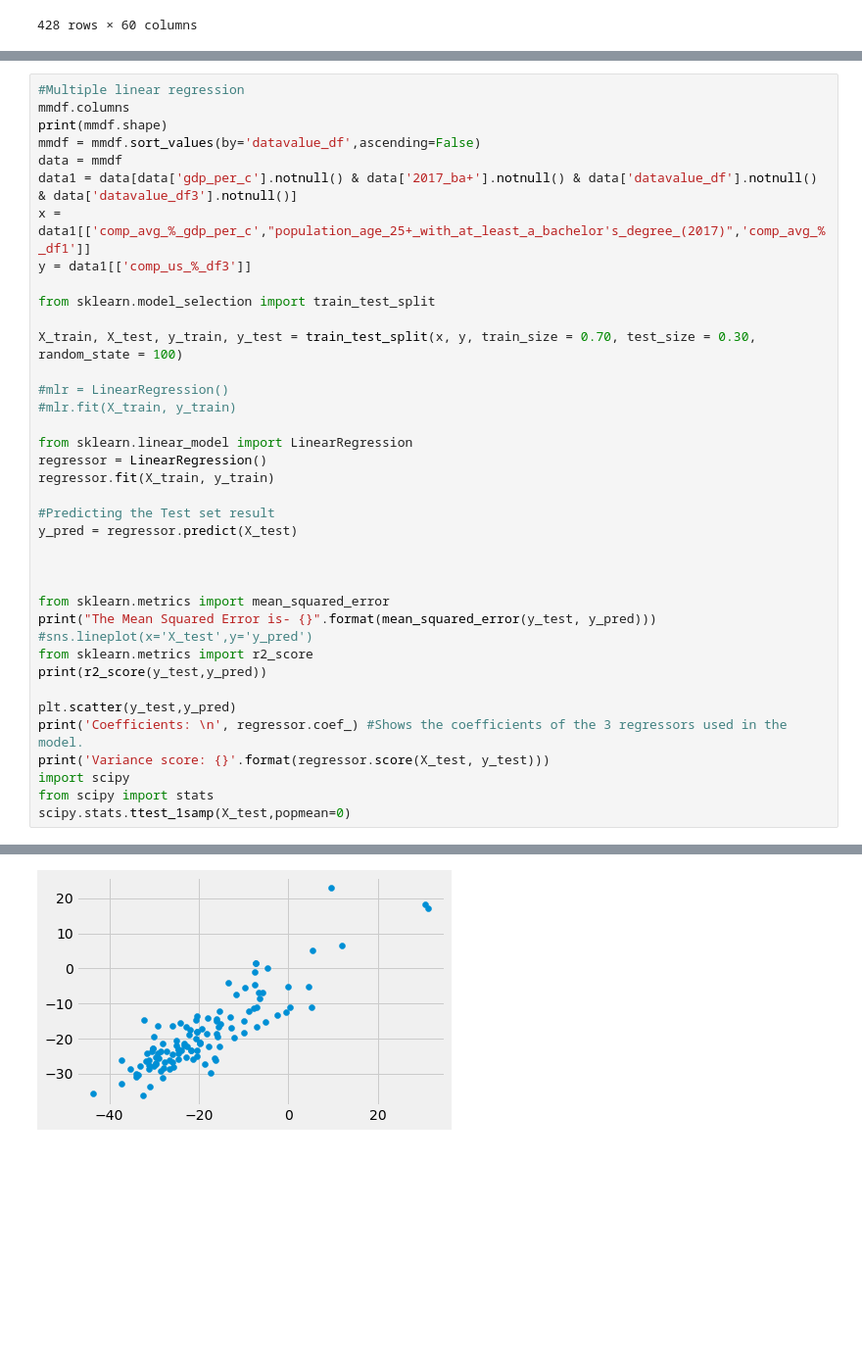
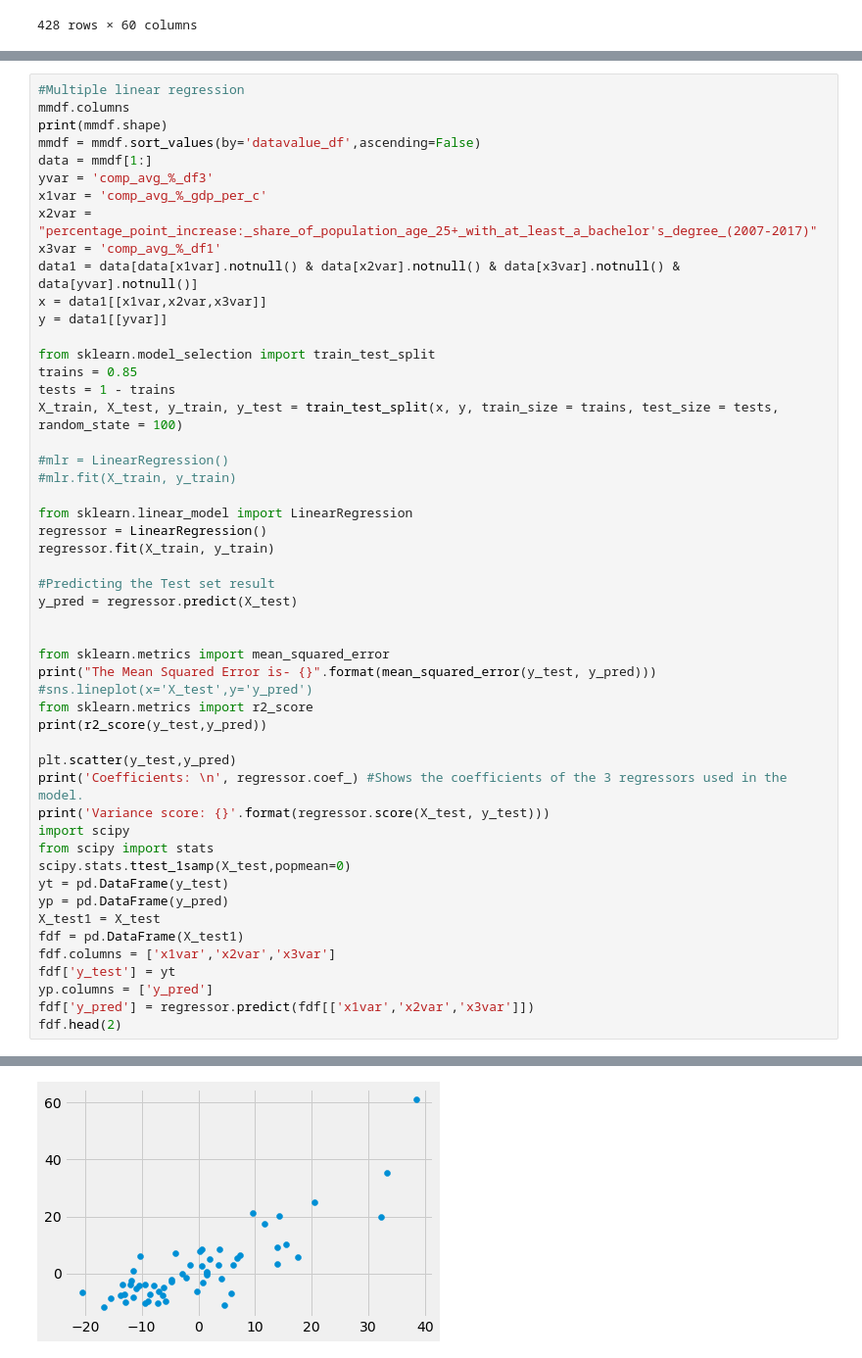
Before and after one commit to 107SBakst/107SBakst.github.io, a Jupyter notebook: Python/project_oecd4.ipynb, the cells around one changed output, grey strips where cells are left out. Shown at 98% size. Cells and saved outputs as stored; diff of their text form; blank space fills up the shorter version.

```diff
--- a/Python/project_oecd4.ipynb
+++ b/Python/project_oecd4.ipynb
@@ -167,14 +188,19 @@ mmdf
 mmdf.columns
 print(mmdf.shape)
 mmdf = mmdf.sort_values(by='datavalue_df',ascending=False)
-data = mmdf
-data1 = data[data['gdp_per_c'].notnull() & data['2017_ba+'].notnull() & data['datavalue_df'].notnull() & data['datavalue_df3'].notnull()]
-x = data1[['comp_avg_%_gdp_per_c',"population_age_25+_with_at_least_a_bachelor's_degree_(2017)",'comp_avg_%_df1']]
-y = data1[['comp_us_%_df3']]
+data = mmdf[1:]
+yvar = 'comp_avg_%_df3'
+x1var = 'comp_avg_%_gdp_per_c'
+x2var = "percentage_point_increase:_share_of_population_age_25+_with_at_least_a_bachelor's_degree_(2007-2017)"
+x3var = 'comp_avg_%_df1'
+data1 = data[data[x1var].notnull() & data[x2var].notnull() & data[x3var].notnull() & data[yvar].notnull()]
+x = data1[[x1var,x2var,x3var]]
+y = data1[[yvar]]
 
 from sklearn.model_selection import train_test_split
-
-X_train, X_test, y_train, y_test = train_test_split(x, y, train_size = 0.70, test_size = 0.30, random_state = 100)
+trains = 0.85
+tests = 1 - trains
+X_train, X_test, y_train, y_test = train_test_split(x, y, train_size = trains, test_size = tests, random_state = 100)
 
 #mlr = LinearRegression()
 #mlr.fit(X_train, y_train)
@@ -185,7 +211,6 @@ regressor.fit(X_train, y_train)
 
 #Predicting the Test set result
 y_pred = regressor.predict(X_test)
-
 
 
 from sklearn.metrics import mean_squared_error
@@ -200,5 +225,14 @@ print('Variance score: {}'.format(regressor.score(X_test, y_test)))
 import scipy
 from scipy import stats
 scipy.stats.ttest_1samp(X_test,popmean=0)
+yt = pd.DataFrame(y_test)
+yp = pd.DataFrame(y_pred)
+X_test1 = X_test
+fdf = pd.DataFrame(X_test1)
+fdf.columns = ['x1var','x2var','x3var']
+fdf['y_test'] = yt
+yp.columns = ['y_pred']
+fdf['y_pred'] = regressor.predict(fdf[['x1var','x2var','x3var']])
+fdf.head(2)
 # %% [output]
 (428, 60)
@@ -211 +255 @@ Ttest_1sampResult(statistic=array([1.9465048 , 4.20747506, 3.13514767]), pvalue=
-[figure, old version]
+[figure, new version]
```
Also changed, not shown: parts of 5 cells of this notebook.
